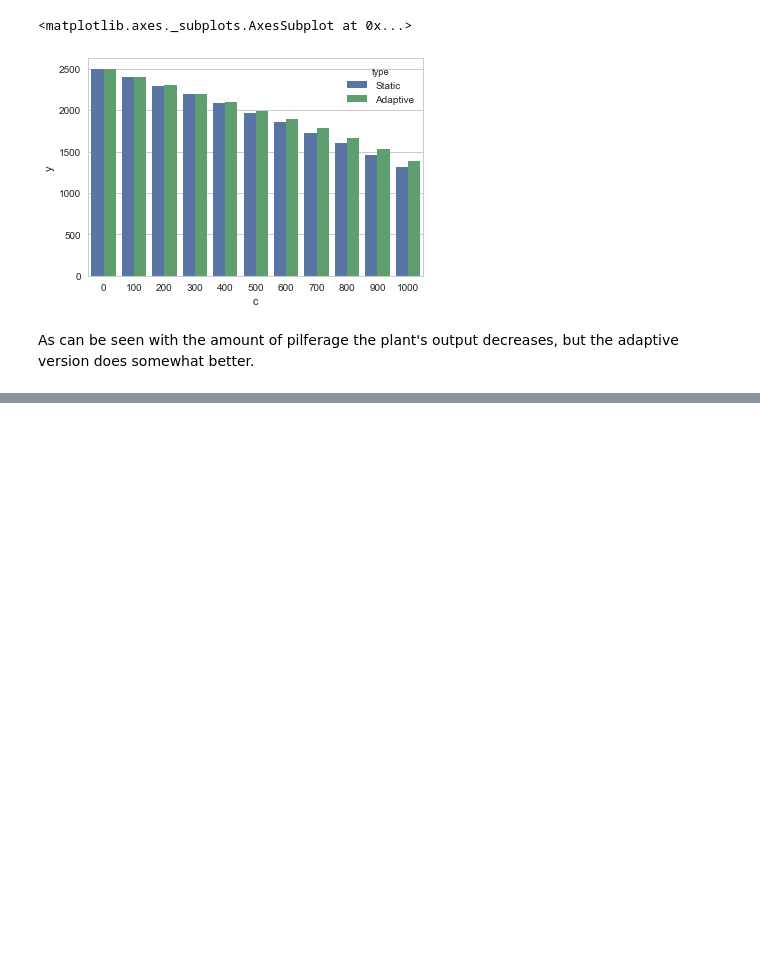
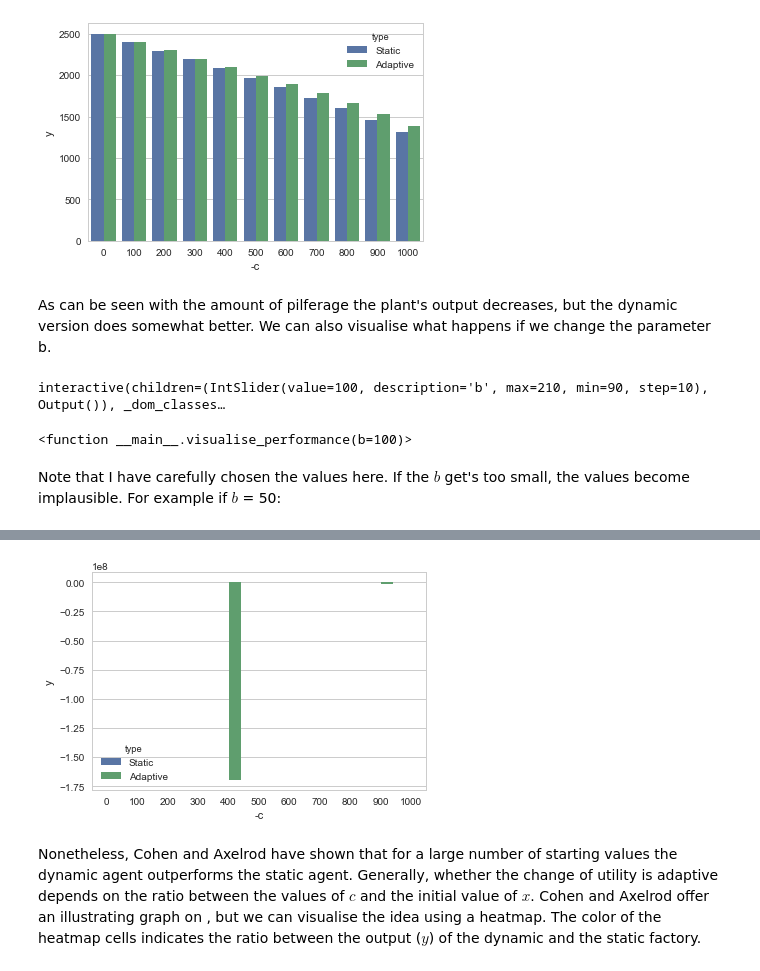
Before and after one commit to dstrohmaier/Adaptive-Utility, a Jupyter notebook: draft_co_ax04.ipynb, the cells around one changed output, grey strips where cells are left out. Drawn from its saved outputs; the diff is of its cells as text; code cells hidden in the pictures; blank space fills up the shorter version.

Commit message:
old files included in commit, first functional version

```diff
--- a/draft_co_ax04.ipynb
+++ b/draft_co_ax04.ipynb
@@ -57 +126,5 @@ def produce(w=0, x=20, b=100, b_exp=50, c=-10 adapt=False):
+# %%
+def extract_y(w=0, x=20, b=100, b_exp=50, c=-10, adapt=False):
+    data = produce(w, x, b, b_exp, c, adapt)
+    return data['y'].iloc[-1]
 # %% [markdown]
@@ -61,29 +136,37 @@ def_extract(y)
 # %%
-# creating the pandas DataFrame, which will be plotted
-index = pd.Index(range(20))
-columns = pd.Index(['y', 'c', 'type'])
-plot_data = pd.DataFrame(index=index, columns=columns)
+def visualise_performance(b=100):
+    # creating the pandas DataFrame, which will be plotted
+    index = pd.Index(range(20))
+    columns = pd.Index(['y', '-c', 'type'])
+    plot_data = pd.DataFrame(index=index, columns=columns)
 
-# creating our plant
-our_plant = plant()
+    i = 0
+    for c in range(0, -1100, -100):
+        plot_data['-c'][i] = abs(c)
+        plot_data['y'][i] = extract_y(b=b, c=c)
+        plot_data['type'][i] = "Static"
+        i += 1
 
-i = 0
-for c in range(0, -1100, -100):
-    our_plant.set_c(c)
+        plot_data['-c'][i] = abs(c)
+        plot_data['y'][i] = extract_y(b=b, c=c, adapt=True)
+        plot_data['type'][i] = "Adaptive"
+        i += 1
 
-    plot_data['c'][i] = abs(c)
-    plot_data['y'][i] = our_plant.return_y()
-    plot_data['type'][i] = "Static"
-    i += 1
+    sns.barplot(x='-c', y='y', hue="type", data=plot_data)
 
-    plot_data['c'][i] = abs(c)
-    plot_data['y'][i] = our_plant.return_y(adapt=True)
-    plot_data['type'][i] = "Adaptive"
-    i += 1
-
-sns.barplot(x='c', y='y', hue="type", data=plot_data)
+visualise_performance()
 # %% [output]
-<matplotlib.axes._subplots.AxesSubplot at 0x...>
 [figure]
 # %% [markdown]
-As can be seen with the amount of pilferage the plant's output decreases, but the adaptive version does somewhat better.
+As can be seen with the amount of pilferage the plant's output decreases, but the dynamic version does somewhat better. We can also visualise what happens if we change the parameter b.
+# %%
+from ipywidgets import widgets
+widgets.interact(visualise_performance, b=(90, 210, 10))
+# %% [output]
+interactive(children=(IntSlider(value=100, description='b', max=210, min=90, step=10), Output()), _dom_classes…
+<function __main__.visualise_performance(b=100)>
+# %% [markdown]
+Note that I have carefully chosen the values here. If the $b$ get's too small, the values become implausible. For example if $b$ = 50:
+# %%
+visualise_performance(b=50)
+# %% [output]
@@ -90,2 +179,5 @@ As can be seen with the amount of pilferage the plant's output decreases, but th
+[figure, added]
+# %% [markdown]
+Nonetheless, Cohen and Axelrod have shown that for a large number of starting values the dynamic agent outperforms the static agent. Generally, whether the change of utility is adaptive depends on the ratio between the values of $c$ and the initial value of $x$. Cohen and Axelrod offer an illustrating graph on , but we can visualise the idea using a heatmap. The color of the heatmap cells indicates the ratio between the output ($y$) of the dynamic and the static factory.
 # %%
 def show_heatmap(c_values, x_values, b=100):
```
Also changed, not shown: parts of 28 cells of this notebook, 2 other files.
